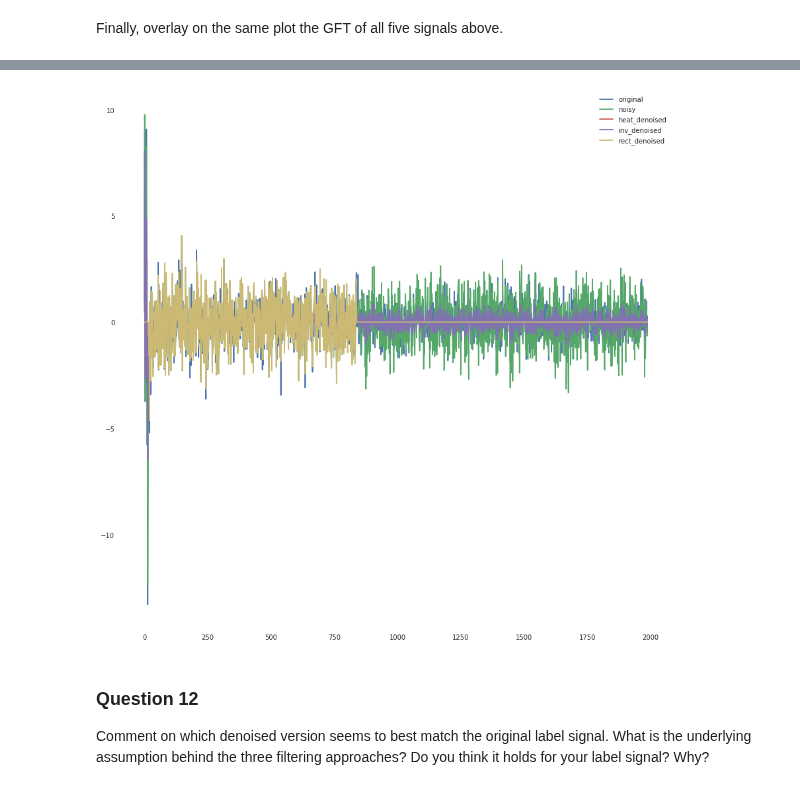
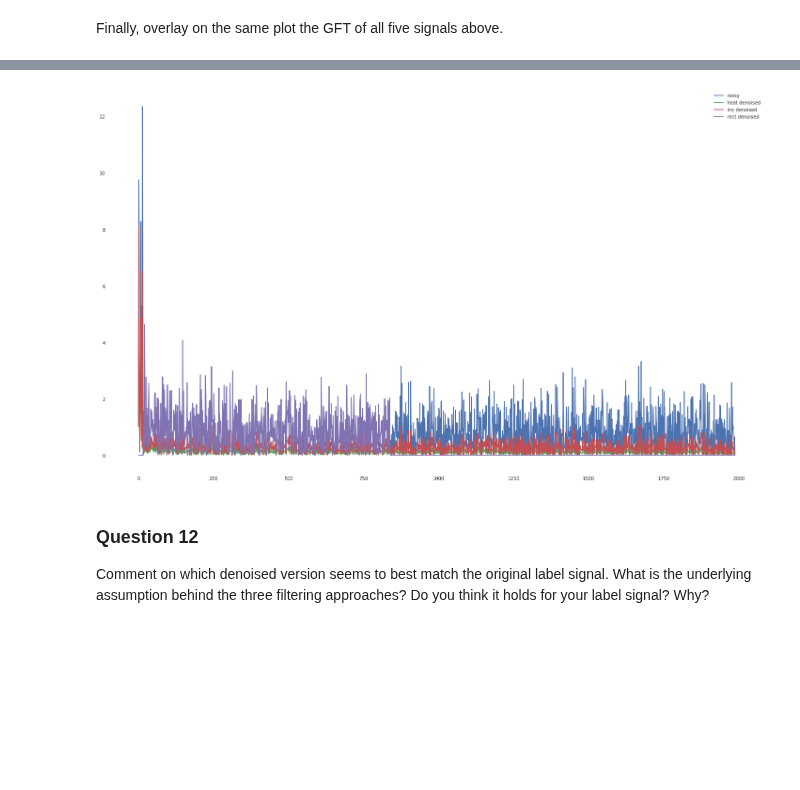
Before and after one commit to TTimTT/NTDS_Project, a Jupyter notebook: milestone_4/Tim_graph_signal_processing.ipynb, the cells around one changed output, grey strips where cells are left out. Saved outputs shown, nothing was run; the diff lists cells and outputs as text; code cells hidden in the pictures; blank space fills up the shorter version.

```diff
--- a/milestone_4/Tim_graph_signal_processing.ipynb
+++ b/milestone_4/Tim_graph_signal_processing.ipynb
@@ -196,18 +208,11 @@ nx.draw_networkx_edges(graph, coords, alpha=0.3)
 
 Implement a function that returns the Graph Fourier Transform (GFT) of a given vector $x \in \mathbb{R}^{N},$ with respect to your graph, and a function that computes the corresponding inverse GFT (iGFT).
 # %%
-# http://web.media.mit.edu/~xdong/presentation/CDT_GuestLecture_GSP.pdf
 def GFT(x):
-    return np.dot(U.conjugate(), x)
+    return U.T@x
 
 def iGFT(x):
-    return  np.dot(x, U)
+    return  U@x
-# %%
-def GFT(x):
-    return np.tensordot(U, x, ([0], [0]))
-
-def iGFT(x):
-    return  np.tensordot(U, x, ([1], [0]))
 # %% [markdown]
 ### Question 4
 
@@ -434,16 +474,13 @@ plt.show()
 # %%
-plt.figure(figsize=(15,15))
-#
-plt.plot(GFT(labels), label='original')
-plt.plot(GFT(noisy_measurements), label='noisy')
-plt.plot(GFT(z_heat_denoised), label='heat_denoised')
-plt.plot(GFT(z_inv_denoised), label='inv_denoised')
-plt.plot(GFT(z_rect_denoised), label='rect_denoised')
+fig=plt.figure(figsize=(25, 15))
+plt.plot(abs(GFT(noisy_measurements)), label='noisy')
+plt.plot(abs(GFT(z_heat_denoised)), label='heat denoised')
+plt.plot(abs(GFT(z_inv_denoised)), label='inv denoised')
+plt.plot(abs(GFT(z_rect_denoised)), label='rect denoised')
 plt.legend()
-#
 plt.show()
 # %% [output]
-[figure, old version]
+[figure, new version]
 # %% [markdown]
 ### Question 12
 
```
Also changed, not shown: parts of 18 cells of this notebook.
